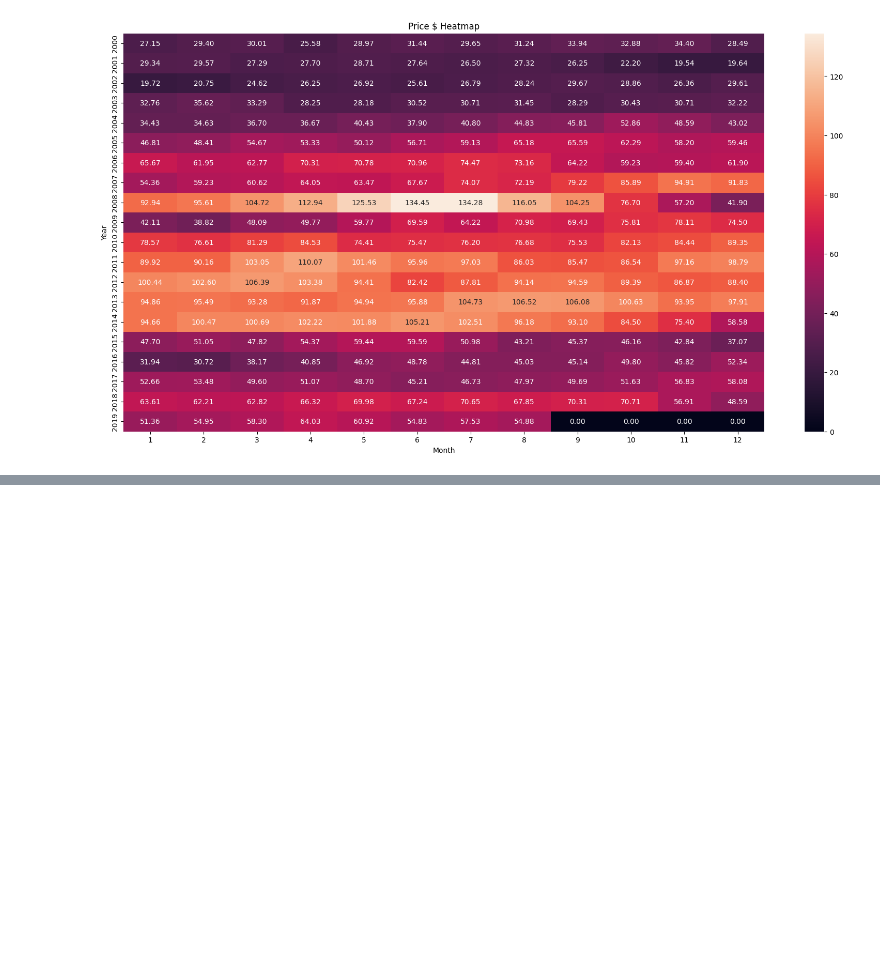
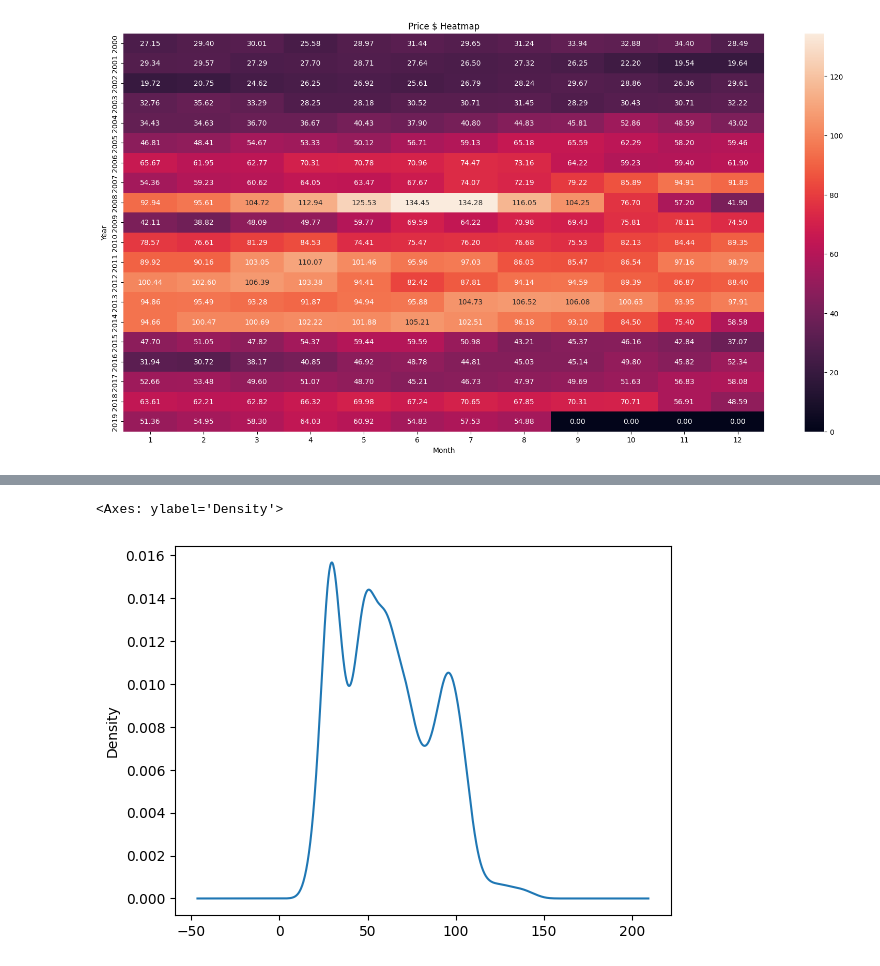
Before and after one commit to chethandvg/crude-oil-prediction, a Jupyter notebook: src/crude_oil_prediction.ipynb, the cells around one changed output, grey strips where cells are left out. Saved outputs shown, nothing was run; the diff lists cells and outputs as text; code cells hidden in the pictures; blank space fills up the shorter version.

```diff
--- a/src/crude_oil_prediction.ipynb
+++ b/src/crude_oil_prediction.ipynb
@@ -337,0 +346,5 @@ Observations:
+# %%
+data.Price.plot(kind="kde")
+# %% [output]
+<Axes: ylabel='Density'>
+[figure, added]
```
Also changed, not shown: parts of 32 cells of this notebook.
